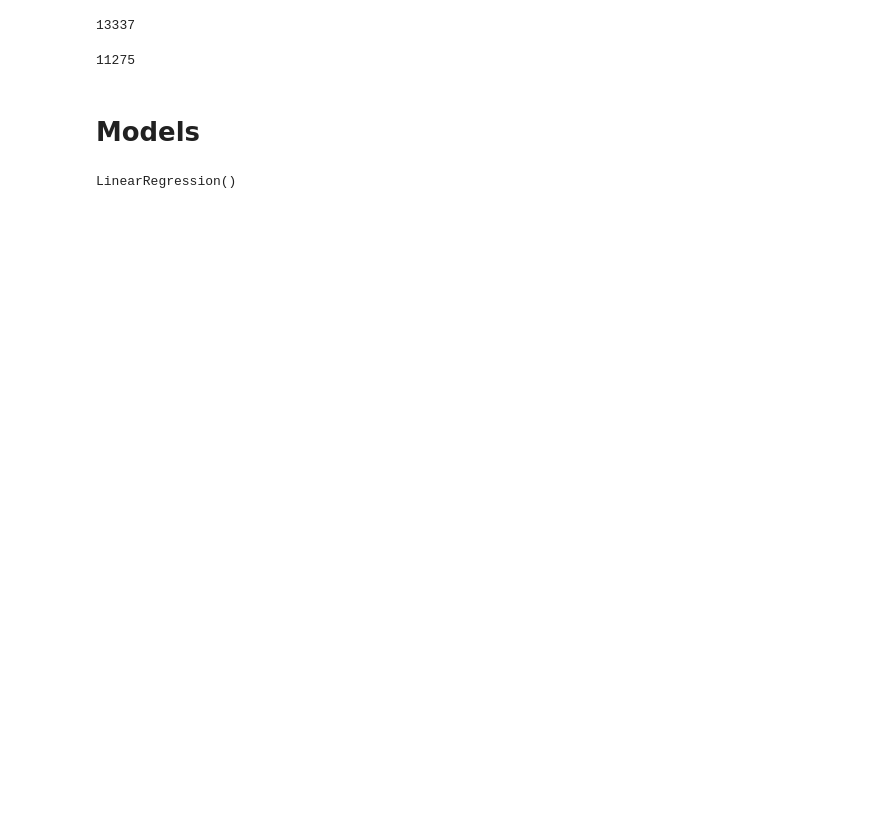
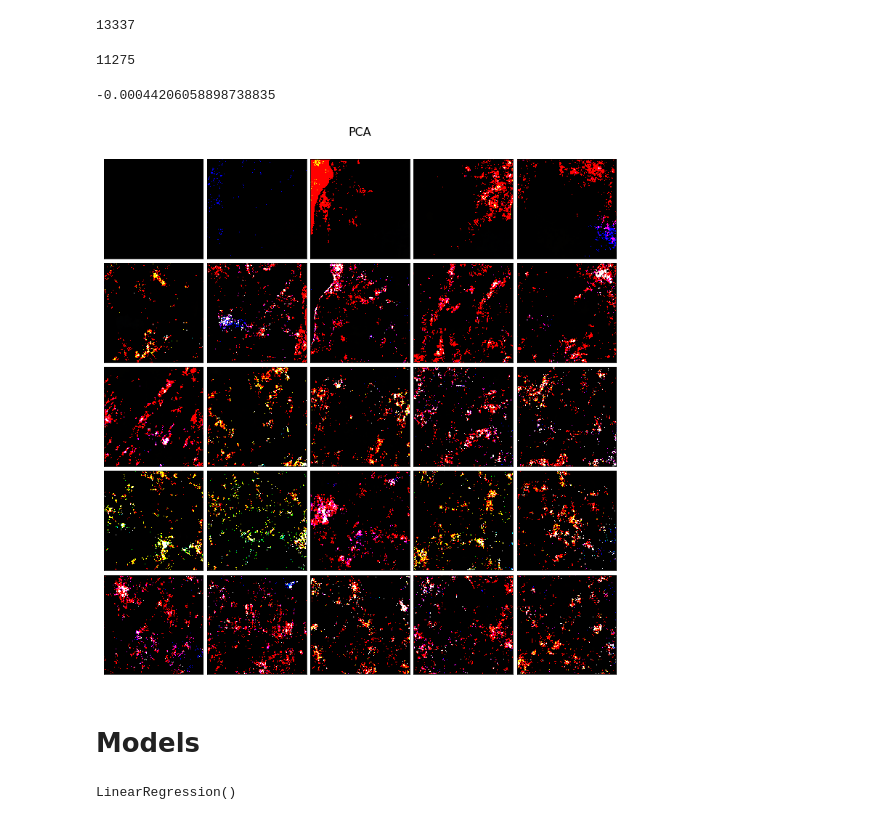
Before and after one commit to ccepelak/ML-SS22, a Jupyter notebook: data_cleaning.ipynb, the cells around one changed output. Drawn from its saved outputs; the diff is of its cells as text; code cells hidden in the pictures; blank space fills up the shorter version.

Commit message:
did some eigenimages

```diff
--- a/data_cleaning.ipynb
+++ b/data_cleaning.ipynb
@@ -377,6 +367,38 @@ len(X_train_pca)
 len(np.unique(X_train_pca))
 # %% [output]
 11275
+# %%
+import matplotlib.image as mpimg
+#function straight copied from
+def plot_gallery(title, images, n_col=n_col, n_row=n_row, cmap_p=plt.cm.gray):
+    plt.figure(figsize=(2. * n_col, 2.26 * n_row))
+    plt.suptitle(title, size=16)
+    for i, comp in enumerate(images):
+        plt.subplot(n_row, n_col, i + 1)
+        vmax = max(comp.max(), -comp.min())
+        #print(vmax)
+        plt.imshow((comp*255).astype(np.uint8),
+                   interpolation='nearest',
+                   vmin=-vmax, vmax=vmax
+                   #cmap = cmap_p
+                   )
+        plt.xticks(())
+        plt.yticks(())
+    plt.subplots_adjust(0.01, 0.05, 0.99, 0.93, 0.04, 0.)
+# %%
+"""eigenimages = pca.components_.reshape(25,256,256,4).copy()
+#eigenimages[:,:,:,-1] += .5
+eigenimages[:,:,:,0] += np.mean(eigenimages[:,:,:,0])
+eigenimages[:,:,:,1] += np.mean(eigenimages[:,:,:,1])
+eigenimages[:,:,:,2] += np.mean(eigenimages[:,:,:,2])"""
+# %%
+np.mean(eigenimages[:,:,:,2])
+# %% [output]
+-0.00044206058898738835
+# %%
+plot_gallery("PCA", eigenimages[:,:,:,:3], n_col=5, n_row=5, cmap_p = plt.cm.viridis)
+# %% [output]
+[figure, added]
 # %% [markdown]
 # Models
 # %%
```
Also changed, not shown: parts of 19 cells of this notebook.
